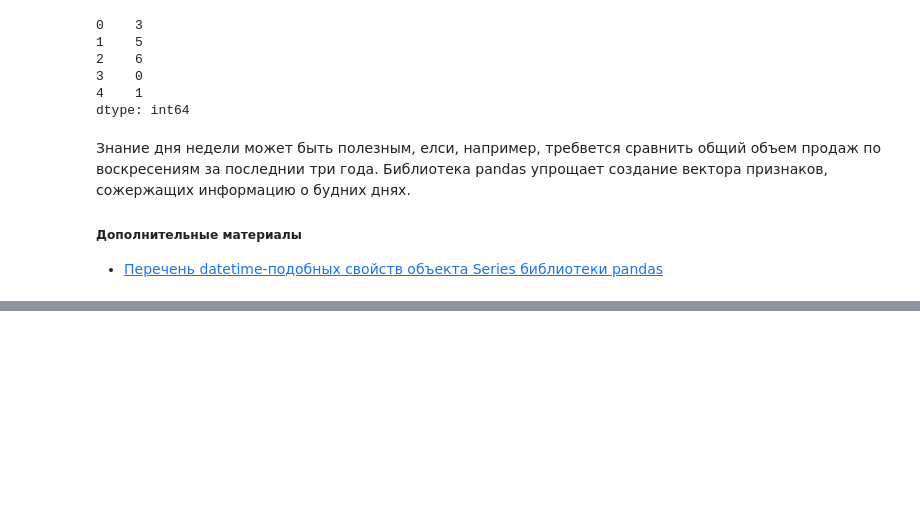
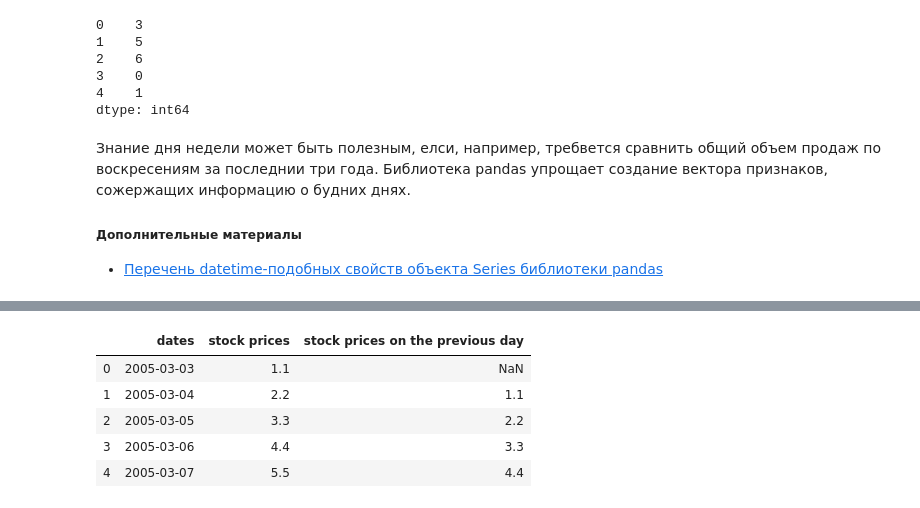
Before and after one commit to AntonNeverovich/data-science, a Jupyter notebook: cookbooks/8-date-and-time-processing-cookbook.ipynb, the cells around one changed output, grey strips where cells are left out. Drawn from its saved outputs; the diff is of its cells as text; code cells hidden in the pictures; blank space fills up the shorter version.

Commit message:
addition to date and time processing cookbook

```diff
--- a/cookbooks/8-date-and-time-processing-cookbook.ipynb
+++ b/cookbooks/8-date-and-time-processing-cookbook.ipynb
@@ -254,0 +261,20 @@ dtype: int64
+# %%
+# Создать дата фрейм
+df = pd.DataFrame()
+
+# Создать дату
+df['dates'] = pd.date_range('3/3/2005', periods=5, freq='D')
+df['stock prices'] = [1.1, 2.2, 3.3, 4.4, 5.5]
+
+# Задачть значения с запазданием на одну строку
+df['stock prices on the previous day'] = df['stock prices'].shift(1)
+
+# Показать фрейм данных
+df
+# %% [output]
+|  | dates | stock prices | stock prices on the previous day |
+| 0 | 2005-03-03 | 1.1 | NaN |
+| 1 | 2005-03-04 | 2.2 | 1.1 |
+| 2 | 2005-03-05 | 3.3 | 2.2 |
+| 3 | 2005-03-06 | 4.4 | 3.3 |
+| 4 | 2005-03-07 | 5.5 | 4.4 |
```
Also changed, not shown: parts of 16 cells of this notebook.
